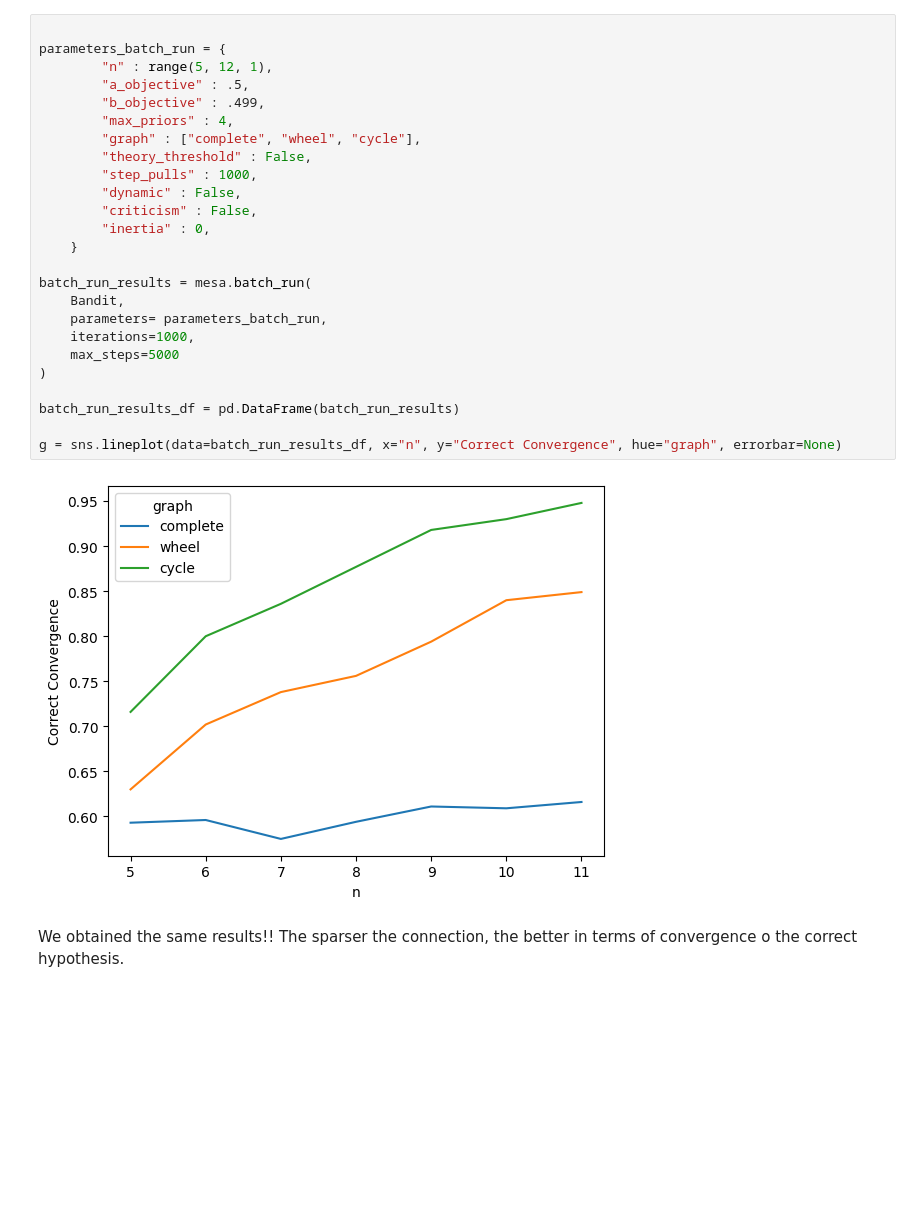
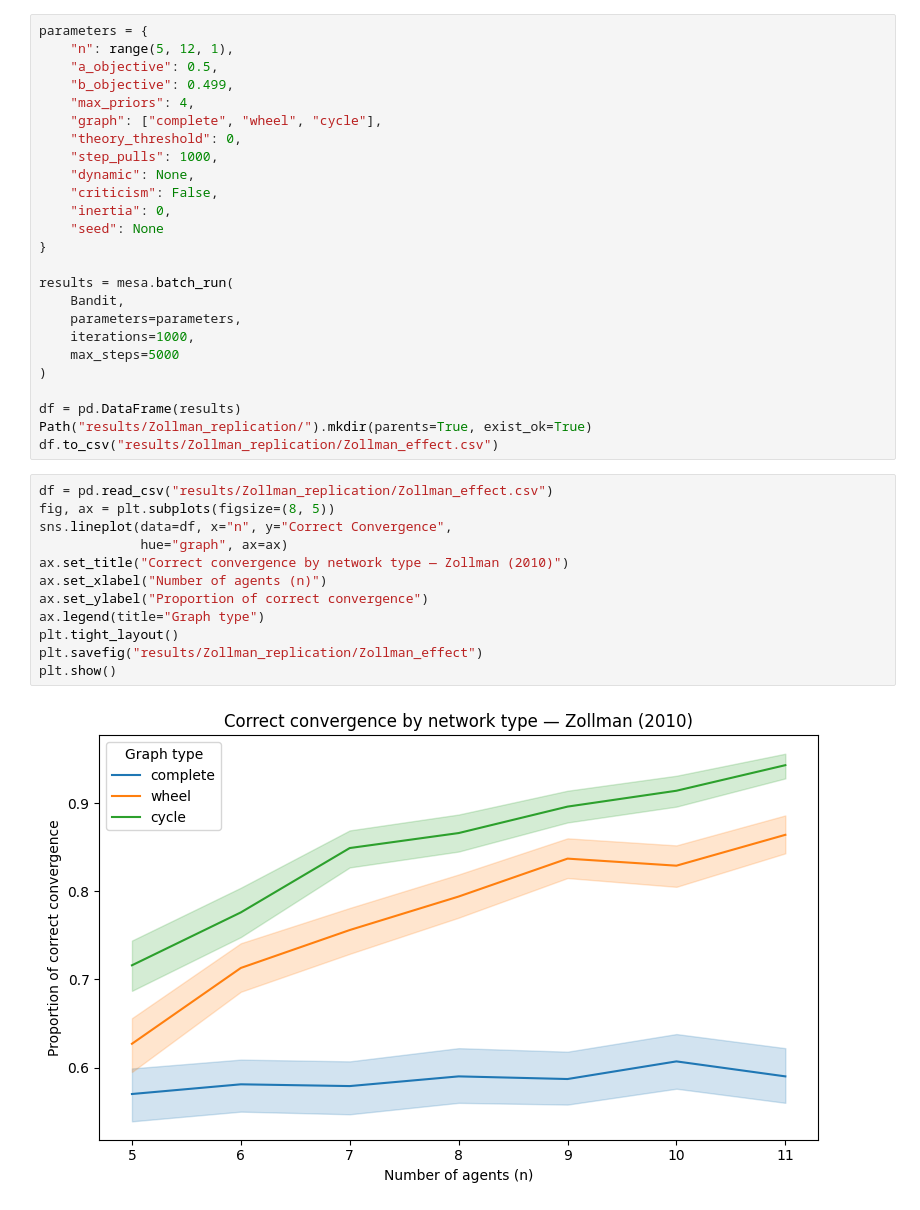
Before and after one commit to sprologuglie/Interactive-Epistemic-ABM-Zollman-Using-Mesa, a Jupyter notebook: replications/Zollman_replication.ipynb, the cells around one changed output. Saved outputs shown, nothing was run; the diff lists cells and outputs as text; blank space fills up the shorter version.

Commit message:
Zollman replication: refactored - max priors analysis added

```diff
--- a/replications/Zollman_replication.ipynb
+++ b/replications/Zollman_replication.ipynb
@@ -265,29 +38,39 @@ For each combination of parameters, we will run 1000 simulations for 5000 steps,
 # %%
+parameters = {
+    "n": range(5, 12, 1),
+    "a_objective": 0.5,
+    "b_objective": 0.499,
+    "max_priors": 4,
+    "graph": ["complete", "wheel", "cycle"],
+    "theory_threshold": 0,
+    "step_pulls": 1000,
+    "dynamic": None,
+    "criticism": False,
+    "inertia": 0,
+    "seed": None
+}
 
-parameters_batch_run = {
-        "n" : range(5, 12, 1),
-        "a_objective" : .5,
-        "b_objective" : .499,
-        "max_priors" : 4,
-        "graph" : ["complete", "wheel", "cycle"],
-        "theory_threshold" : False,
-        "step_pulls" : 1000,
-        "dynamic" : False,
-        "criticism" : False,
-        "inertia" : 0,
-    }
-
-batch_run_results = mesa.batch_run(
+results = mesa.batch_run(
     Bandit,
-    parameters= parameters_batch_run,
+    parameters=parameters,
     iterations=1000,
     max_steps=5000
 )
 
-batch_run_results_df = pd.DataFrame(batch_run_results)
-
-g = sns.lineplot(data=batch_run_results_df, x="n", y="Correct Convergence", hue="graph", errorbar=None)
+df = pd.DataFrame(results)
+Path("results/Zollman_replication/").mkdir(parents=True, exist_ok=True)
+df.to_csv("results/Zollman_replication/Zollman_effect.csv")
-# %% [output]
-[figure, removed]
-# %% [markdown]
-We obtained the same results!! The sparser the connection, the better in terms of convergence o the correct hypothesis.
+# %%
+df = pd.read_csv("results/Zollman_replication/Zollman_effect.csv")
+fig, ax = plt.subplots(figsize=(8, 5))
+sns.lineplot(data=df, x="n", y="Correct Convergence",
+             hue="graph", ax=ax)
+ax.set_title("Correct convergence by network type — Zollman (2010)")
+ax.set_xlabel("Number of agents (n)")
+ax.set_ylabel("Proportion of correct convergence")
+ax.legend(title="Graph type")
+plt.tight_layout()
+plt.savefig("results/Zollman_replication/Zollman_effect")
+plt.show()
+# %% [output]
+[figure, added]
```
Also changed, not shown: parts of 19 cells of this notebook.
